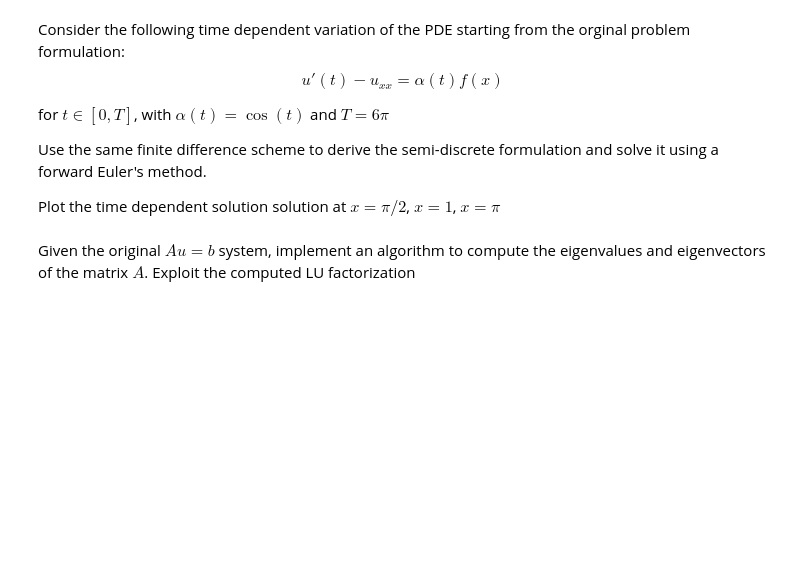
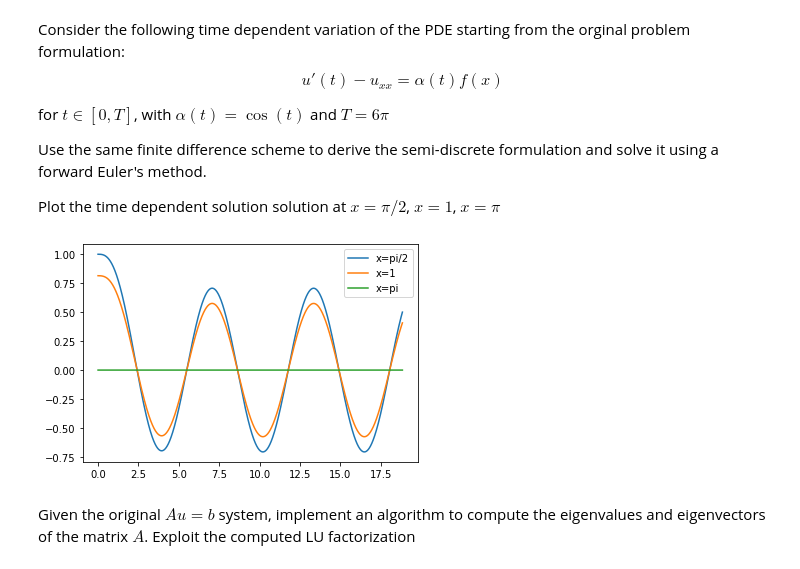
Before and after one commit to mbarnaba/numerical-analysis-2021-2022, a Jupyter notebook: FinalProject_2021_2022.ipynb, the cells around one changed output. Drawn from its saved outputs; the diff is of its cells as text; code cells hidden in the pictures; blank space fills up the shorter version.

Commit message:
implemented solution for forward Euler's method

```diff
--- a/FinalProject_2021_2022.ipynb
+++ b/FinalProject_2021_2022.ipynb
@@ -227,7 +227,7 @@ for (n, e) in zip(npoints, errors):
 # %% [markdown]
 Exploit the derived LU factorizations to compute the condition number of the system's matrix $A$ using the original problem formulation.
 # %%
-def PM(A, z0, tol=1e-12, nmax=10000):
+def power_method(A, z0, tol=1e-12, nmax=10000):
     q = z0 / np.linalg.norm( z0, 2 )
 
     it = 0
@@ -241,7 +241,7 @@ def PM(A, z0, tol=1e-12, nmax=10000):
         it = it + 1
     return (l, q)
 
-def IPM(A, x0, mu, eps=1.0e-12, nmax=10000):
+def inverse_power_method(A, x0, mu, eps=1.0e-12, nmax=10000):
     M = A - mu * np.eye(len(A))
 
     (L, U) = LU( M )
@@ -262,8 +262,8 @@ def IPM(A, x0, mu, eps=1.0e-12, nmax=10000):
 
 def condNumb(A):
     z0 = np.ones( ( len(A), ))
-    lmax = PM( A, z0 )[ 0 ]
-    lmin = IPM( A, z0, 0.0 )[ 0 ]
+    lmax = power_method( A, z0 )[ 0 ]
+    lmin = inverse_power_method( A, z0, 0.0 )[ 0 ]
 
     condNum = lmax / lmin
     return condNum
@@ -350,3 +379,31 @@ $x=\pi$
+# %%
+t0 = 0
+tf = 6 * np.pi
+alpha = lambda x: np.cos( x )
+
+n = 100
+omega = [ 0, np.pi ]
+
+# inv of max eigenvalue is taken as a step
+tol = 1e-5
+nmax = 500
+x = np.linspace( omega[0], omega[1], n )
+eigenmax = power_method( A, np.ones_like(x), tol, n )[ 0 ]
+h = eigenmax**(-1)
+
+
+u0 = np.sin( x )
+
+(sol, time) = forward_euler(A, b, u0, t0, tf, h, alpha)
+# %%
+span = omega[ 1 ] - omega[ 0 ]
+
+for (xv, label) in ( (0.5*np.pi, 'x=pi/2'), (1, 'x=1'), (np.pi, 'x=pi') ):
+  idx = int( n / span * xv ) - 1
+  plt.plot( time, sol[ :, idx ], label=label )
+  plt.legend()
+# %% [output]
+[figure, added]
 # %% [markdown]
 Given the original $Au = b$ system, implement an algorithm to compute the eigenvalues and eigenvectors of the matrix $A$. Exploit the computed LU factorization
 # %%
```
Also changed, not shown: parts of 1 cell of this notebook.
